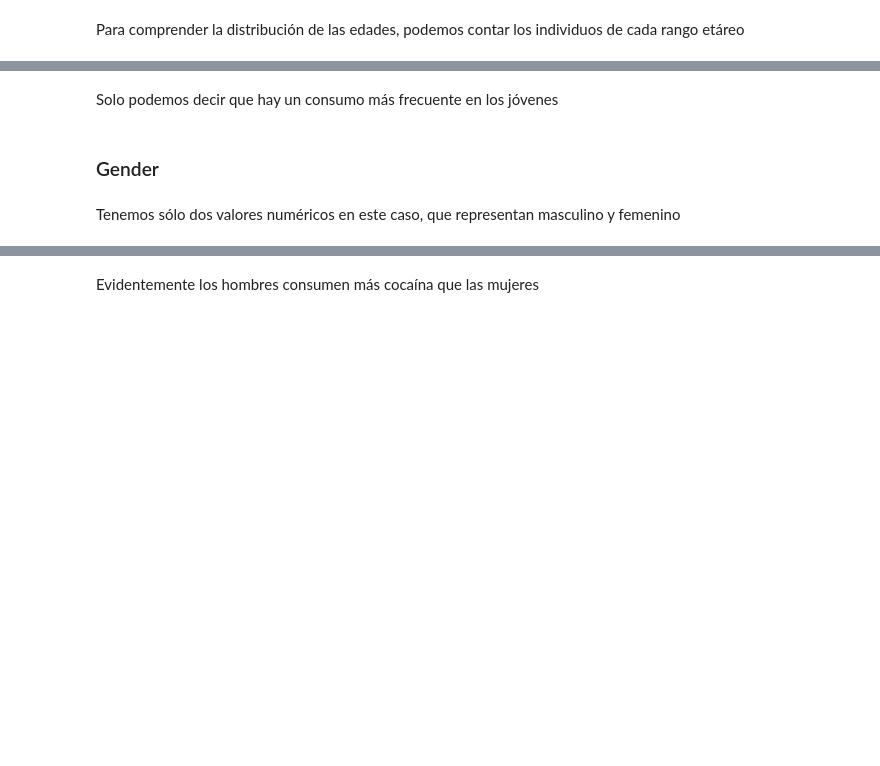
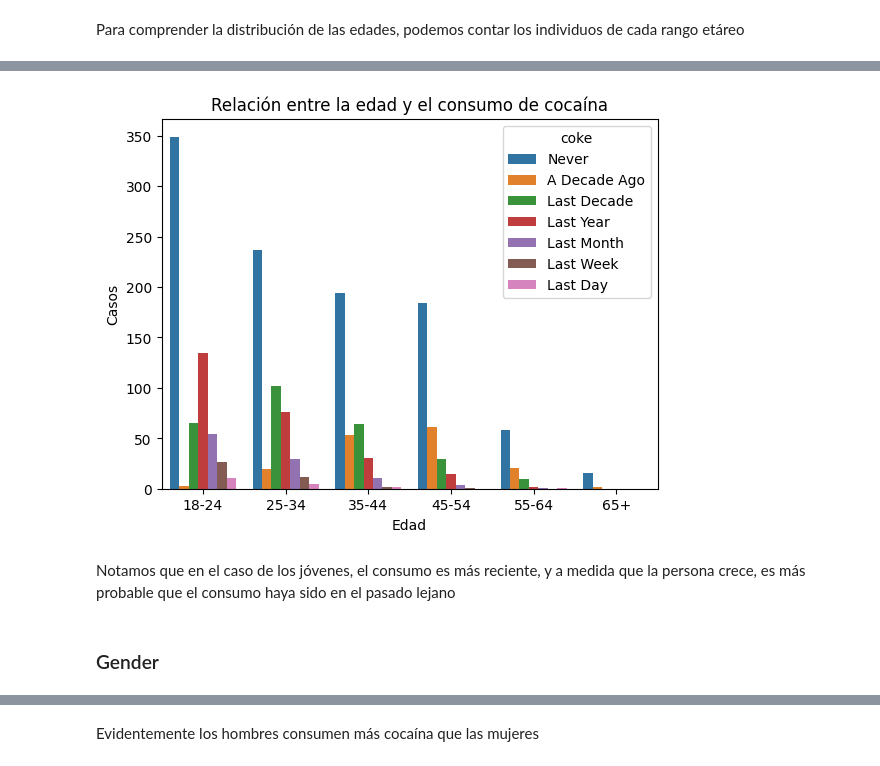
Before and after one commit to federicoFrancesconi/UCSE-2024-ML-TP1, a Jupyter notebook: tp1_EDA.ipynb, the cells around one changed output, grey strips where cells are left out. Cells and saved outputs as stored; diff of their text form; code cells hidden in the pictures; blank space fills up the shorter version.

Commit message:
Analisis Variables Entrada Completo

```diff
--- a/tp1_EDA.ipynb
+++ b/tp1_EDA.ipynb
@@ -165,31 +165,13 @@ renamed_columns = {
     'Ascore': 'a_score',
     'Cscore': 'c_score',
     'Impulsive': 'impulsive',
-    'SS': 'ss',
-    'Alcohol': 'alcohol',
-    'Amphet': 'amphet',
-    'Amyl': 'amyl',
-    'Benzos': 'benzos',
-    'Caff': 'caff',
-    'Cannabis': 'cannabis',
-    'Choc': 'choc',
+    'SS': 'sensibility',
     'Coke': 'coke',
-    'Crack': 'crack',
-    'Ecstasy': 'ecstasy',
-    'Heroin': 'heroin',
-    'Ketamine': 'ketamine',
-    'Legalh': 'legalh',
-    'LSD': 'lsd',
-    'Meth': 'meth',
-    'Mushrooms': 'mushrooms',
-    'Nicotine': 'nicotine',
-    'Semer': 'semer',
-    'VSA': 'vsa'
 }
 
 data.rename(columns=renamed_columns, inplace=True)
 
-# Filtrar variables que no se utilizarán
-data = data[["age", "gender", "education", "country", "ethnicity", "n_score", "e_score", "o_score", "a_score", "c_score", "impulsive", "coke"]]
+# Dejamos únicamente las variables que usaremos
+data = data[["age", "gender", "education", "country", "ethnicity", "n_score", "e_score", "o_score", "a_score", "c_score", "impulsive", "sensibility", "coke"]]
 # %%
 data.sample(9)
@@ -228,18 +305,21 @@ edad_mapeada.age.value_counts()
 # %%
-# Defino el orden de las edades
-order = ['18-24', '25-34', '35-44', '45-54', '55-64', '65+']
-hue_order = ['CL0', 'CL1', 'CL2', 'CL3', 'CL4', 'CL5', 'CL6']
+# Filtramos el df
+df_age = data[['age','coke']]
 
-sns.countplot(data=edad_mapeada, x='age', hue='coke', order=order, hue_order=hue_order)
-plt.xlabel('Age')
-plt.ylabel('Count')
+# Defino el orden en el que quiero que se visualicen las edades y el consumo
+age_order = ['18-24', '25-34', '35-44', '45-54', '55-64', '65+']
+coke_order = ['Never', 'A Decade Ago', 'Last Decade', 'Last Year', 'Last Month', 'Last Week', 'Last Day']
+
+sns.countplot(data=df_age, x='age', hue='coke', order=age_order, hue_order=coke_order)
+plt.xlabel('Edad')
+plt.ylabel('Casos')
 plt.title('Relación entre la edad y el consumo de cocaína')
 plt.show()
+# %% [output]
+[figure, added]
 # %% [markdown]
-Solo podemos decir que hay un consumo más frecuente en los jóvenes
+Notamos que en el caso de los jóvenes, el consumo es más reciente, y a medida que la persona crece, es más probable que el consumo haya sido en el pasado lejano
 # %% [markdown]
 ### Gender
-# %% [markdown]
-Tenemos sólo dos valores numéricos en este caso, que representan masculino y femenino
 # %%
 data.gender.value_counts()
```
Also changed, not shown: parts of 56 cells of this notebook.
